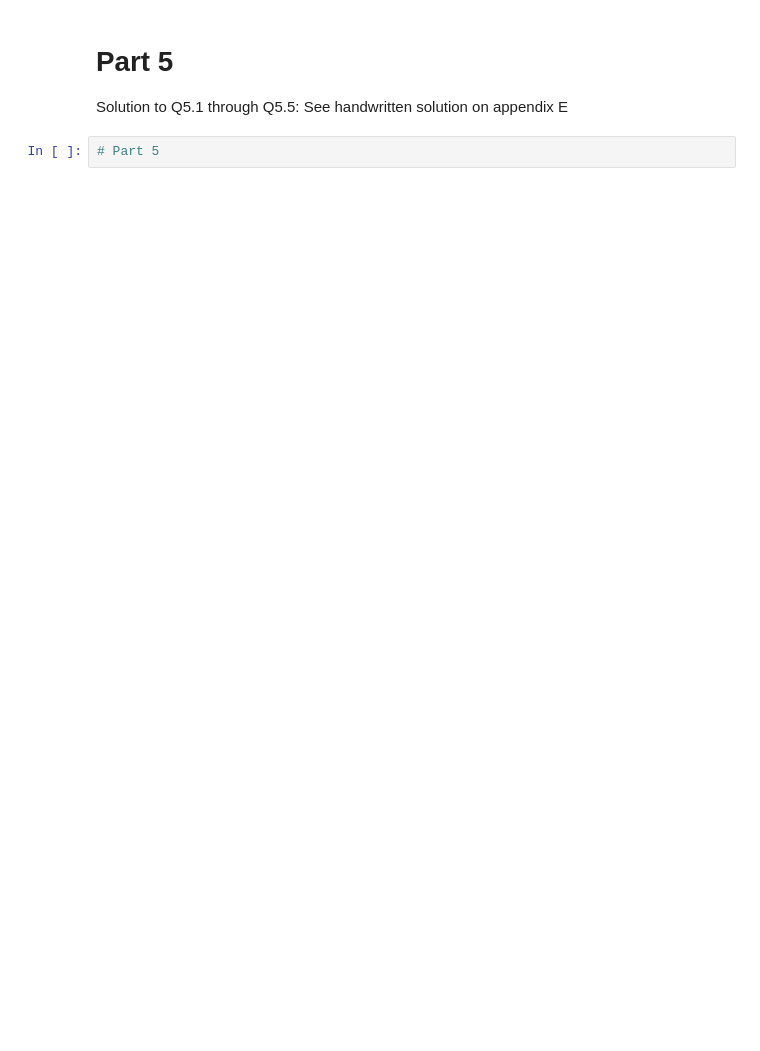
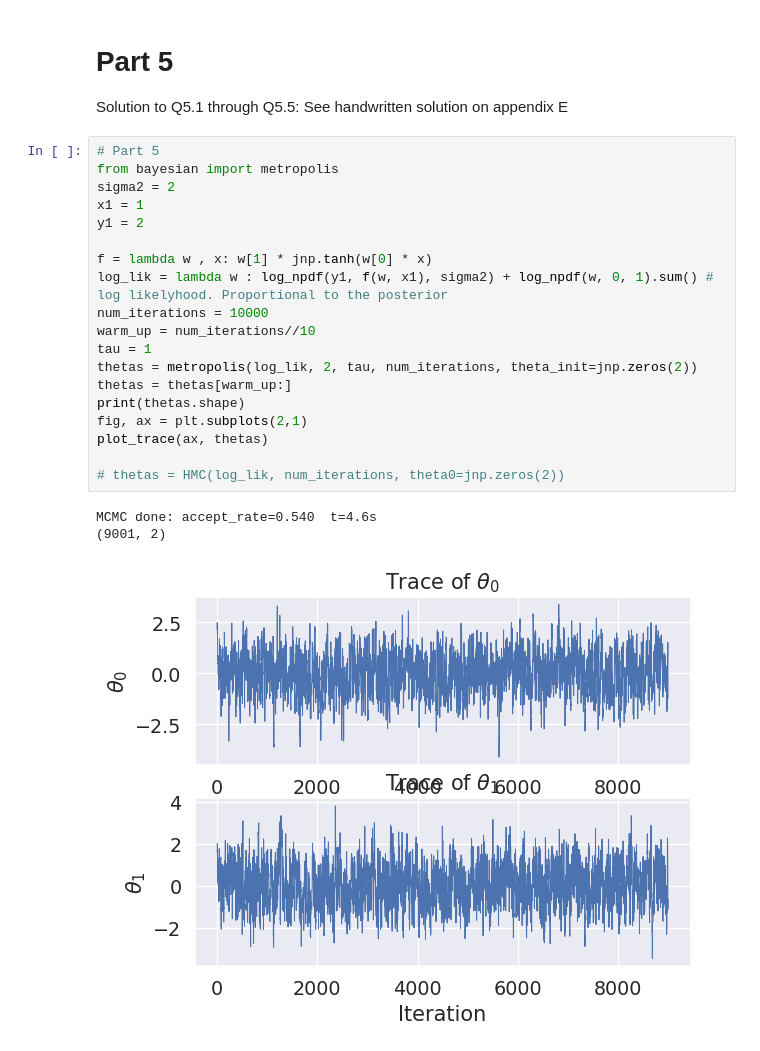
Before and after one commit to Dolphus2/BayesianML, a Jupyter notebook: exam/prep/exam_2025R_prep.ipynb, the cells around one changed output. Cells and saved outputs as stored; diff of their text form; blank space fills up the shorter version.

Commit message:
2025R done

```diff
--- a/exam/prep/exam_2025R_prep.ipynb
+++ b/exam/prep/exam_2025R_prep.ipynb
@@ -155,3 +207,24 @@ p(f*|y, x*): mu = 1.26000, Sigma = 2.3142135623730953
 Solution to Q5.1 through Q5.5: See handwritten solution on appendix E
 # %%
 # Part 5
+from bayesian import metropolis
+sigma2 = 2
+x1 = 1
+y1 = 2
+
+f = lambda w , x: w[1] * jnp.tanh(w[0] * x)
+log_lik = lambda w : log_npdf(y1, f(w, x1), sigma2) + log_npdf(w, 0, 1).sum() # log likelyhood. Proportional to the posterior
+num_iterations = 10000
+warm_up = num_iterations//10
+tau = 1
+thetas = metropolis(log_lik, 2, tau, num_iterations, theta_init=jnp.zeros(2))
+thetas = thetas[warm_up:]
+print(thetas.shape)
+fig, ax = plt.subplots(2,1)
+plot_trace(ax, thetas)
+
+# thetas = HMC(log_lik, num_iterations, theta0=jnp.zeros(2))
+# %% [output]
+MCMC done: accept_rate=0.540  t=4.6s
+(9001, 2)
+[figure, added]
```
Also changed, not shown: parts of 9 cells of this notebook, 2 other files.
